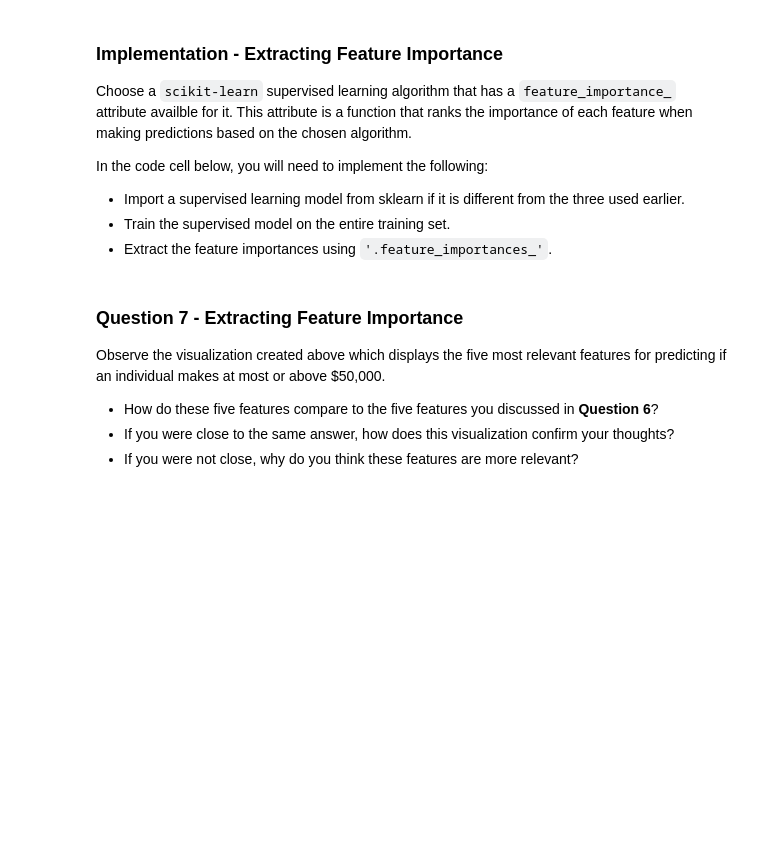
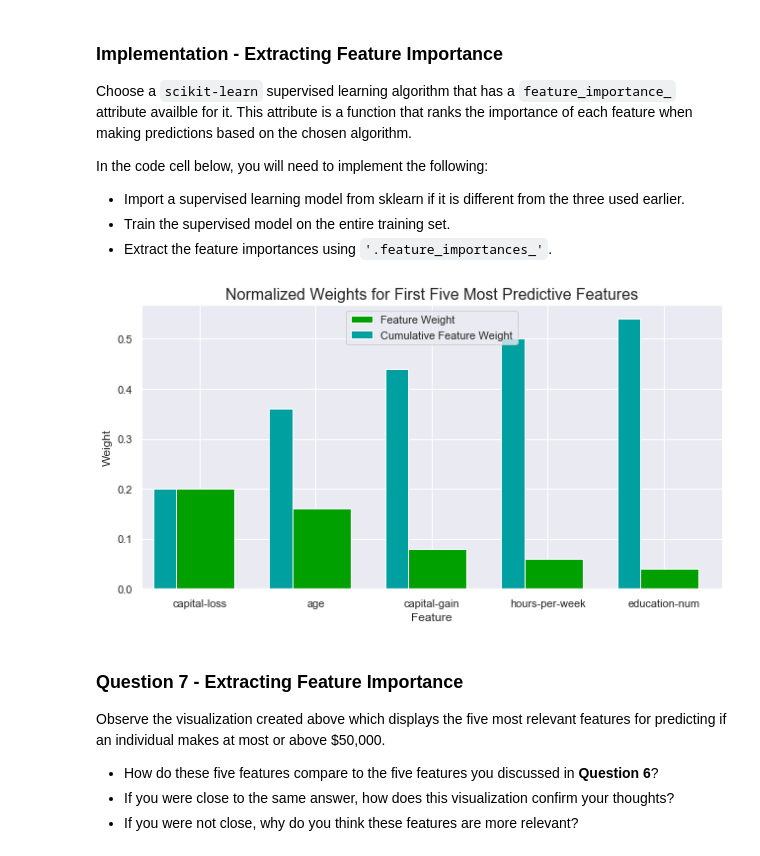
Before and after one commit to gepallas/Machine_Learning_1_Finding_Donors_for_Charity, a Jupyter notebook: finding_donors.ipynb, the cells around one changed output. Cells and saved outputs as stored; diff of their text form; code cells hidden in the pictures; blank space fills up the shorter version.

Commit message:
Question 6 - Extract feature_importances_ attribute from AdaBoost algorithm and plot results of the top 5 most predictive features.

```diff
--- a/finding_donors.ipynb
+++ b/finding_donors.ipynb
@@ -710,15 +710,18 @@ In the code cell below, you will need to implement the following:
 # %%
 # TODO: Import a supervised learning model that has 'feature_importances_'
 
+# The AdaBoost algorithm that I have used has feature_importance attribute available.
 
 # TODO: Train the supervised model on the training set using .fit(X_train, y_train)
-model = None
+model = AdaBoostClassifier().fit(X_train, y_train)
 
 # TODO: Extract the feature importances using .feature_importances_
-importances = None
+importances = model.feature_importances_
 
 # Plot
 vs.feature_plot(importances, X_train, y_train)
+# %% [output]
+[figure, added]
 # %% [markdown]
 ### Question 7 - Extracting Feature Importance
 
```
